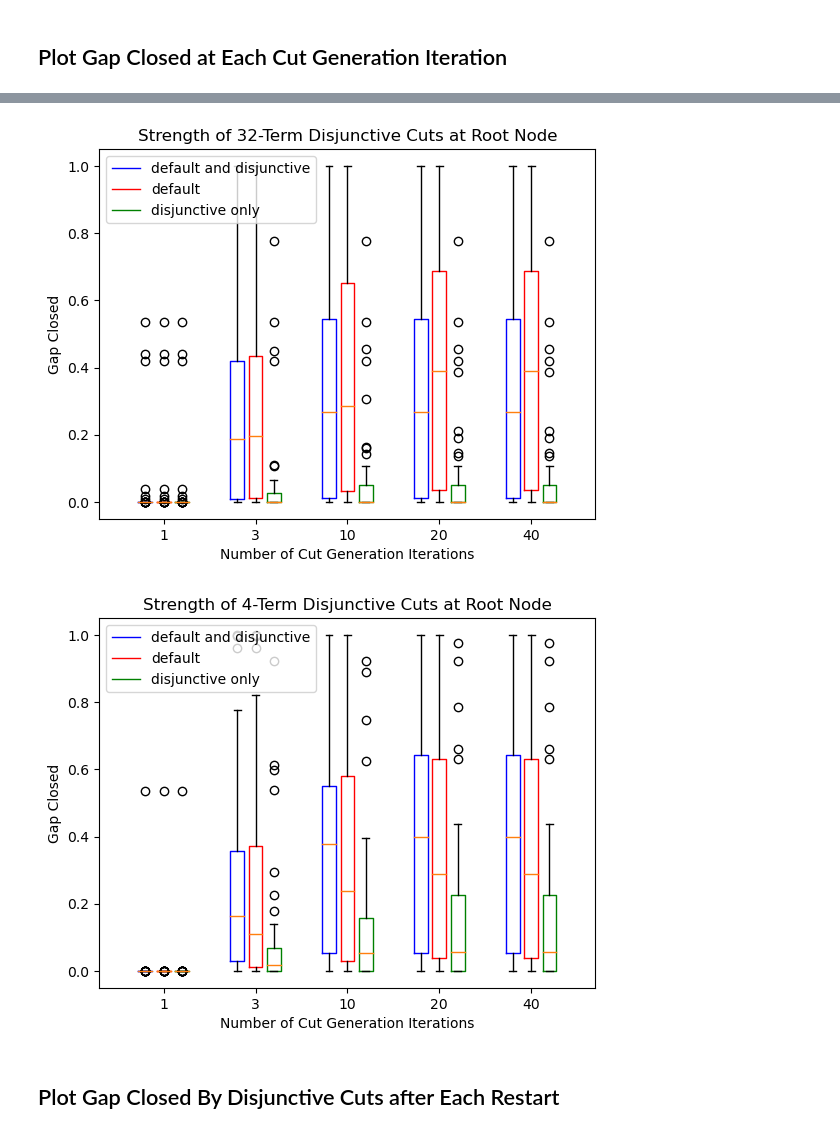
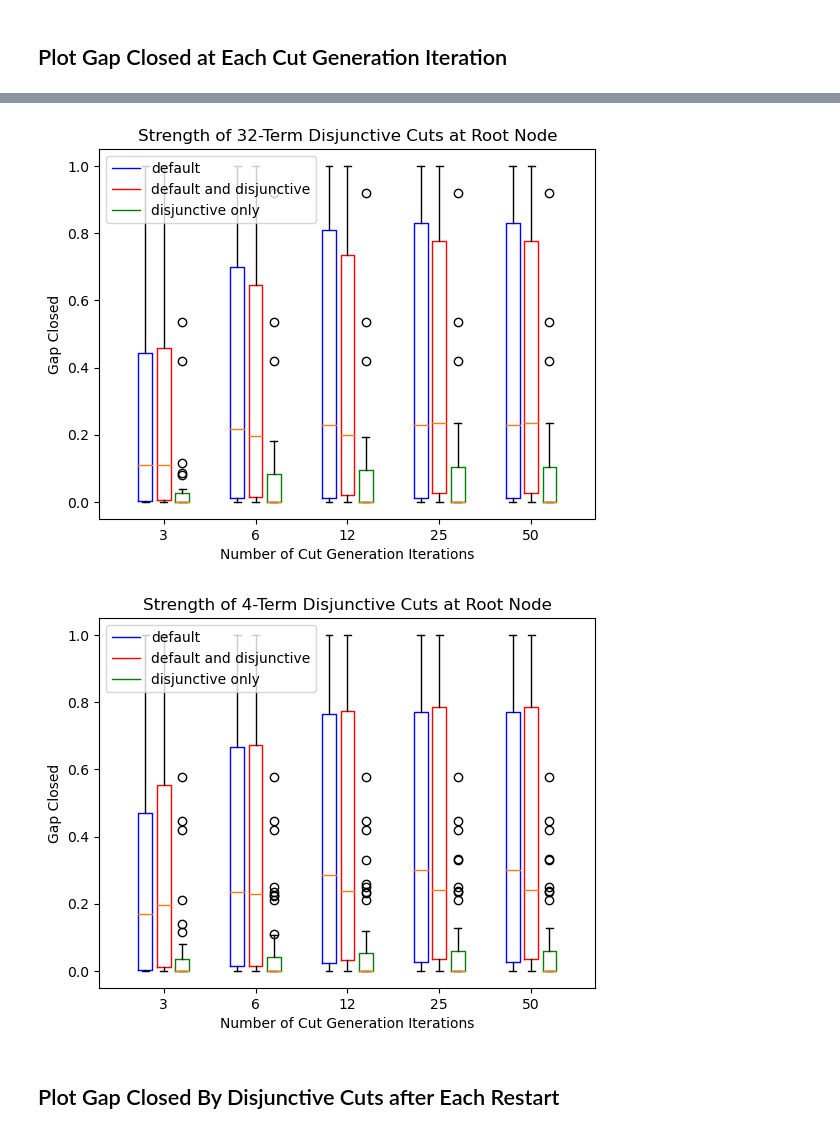
Before and after one commit to spkelle2/warm_starting_series_of_MILPs, a Jupyter notebook: experiments/graphs.ipynb, the cells around one changed output, grey strips where cells are left out. Cells and saved outputs as stored; diff of their text form; code cells hidden in the pictures.

```diff
--- a/experiments/graphs.ipynb
+++ b/experiments/graphs.ipynb
@@ -128,0 +237,9 @@ df
+# %%
+restart_modes = ['max number restarts', 'restart optimality', 'restart time limit']
+final_modes = ['solution', 'stopped on nodes']
+good_runs = raw_termination_df.loc[
+    raw_termination_df['restart termination mode'].isin(restart_modes) &
+    raw_termination_df['final termination mode'].isin(final_modes),
+    ['instance', 'disjunctive terms']
+]
+good_runs
@@ -128,0 +260,4 @@ df
+# %%
+# remove unreasonable runs from raw_cut_df
+raw_cut_df = pd.merge(raw_cut_df, good_runs, on=['instance', 'disjunctive terms'],
+                      how='inner')
@@ -145,5 +286,5 @@ raw_cut_df.loc[raw_cut_df['root gap closed'] > 1.01]
 # %%
 # check to make sure no mistakes made in generating cuts via unreasonable root gaps
-bad_runs = raw_cut_df.loc[raw_cut_df['root gap closed'] > 1.01, ['instance', 'cuts', 'disjunctive terms']].drop_duplicates()
+bad_runs = raw_cut_df.loc[raw_cut_df['root gap closed'] > 1.01, ['instance', 'disjunctive terms']].drop_duplicates()
 bad_runs
 # %% [output]
@@ -167,6 +302,6 @@ bad_runs
 # %%
 # remove unreasonable runs from raw_cut_df
-merge = pd.merge(raw_cut_df, bad_runs, on=['instance', 'cuts', 'disjunctive terms'],
+merge = pd.merge(raw_cut_df, bad_runs, on=['instance', 'disjunctive terms'],
                  indicator=True, how='outer')
 raw_cut_df = merge[merge['_merge'] == 'left_only'].drop('_merge', axis=1)
 # %%
@@ -234,7 +318,7 @@ cuts = list({k[0] for k in cut_df})
 disjunctive_term_list = list({k[1] for k in cut_df})
 # %%
 # which cut generation iterations to plot
-iterations = [1, 3, 10, 20, 40]
+iterations = [3, 6, 12, 25, 50]
 
 # parameters for generating box plots
 shift = .2
@@ -277,5 +361,5 @@ for disjunctive_terms in disjunctive_term_list:
-[figure, old version]
+[figure, new version]
-[figure, old version]
+[figure, new version]
 # %% [markdown]
 ## Plot Gap Closed By Disjunctive Cuts after Each Restart
 # %%
```
Also changed, not shown: parts of 32 cells of this notebook.
